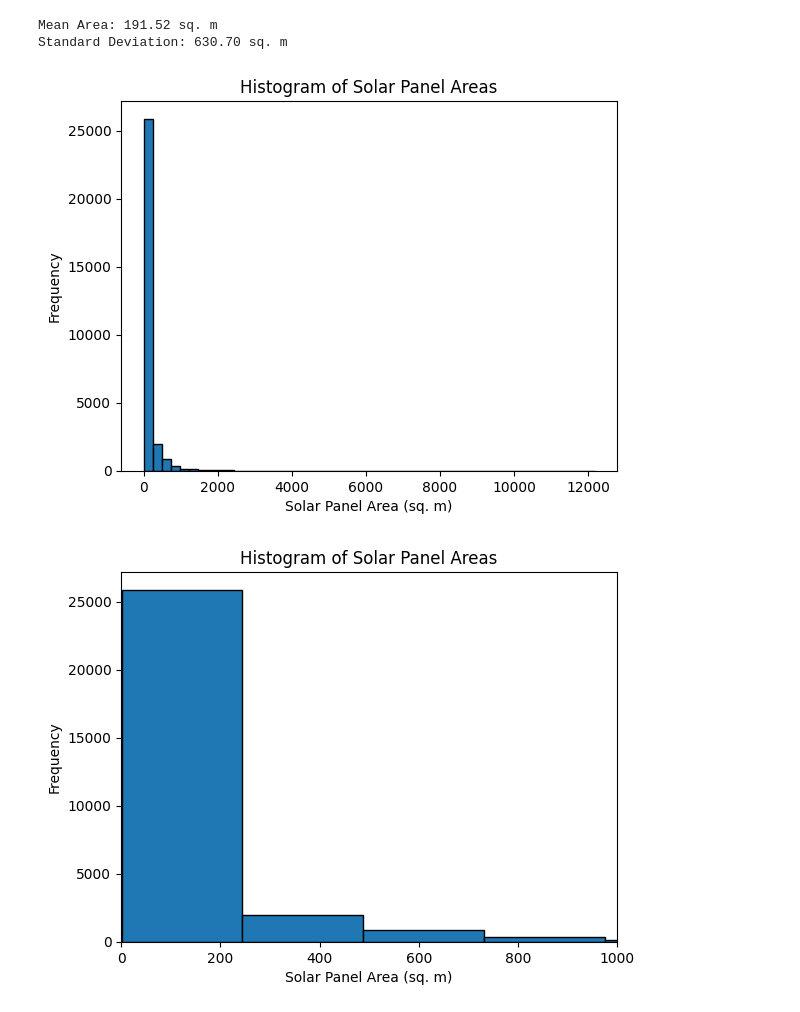
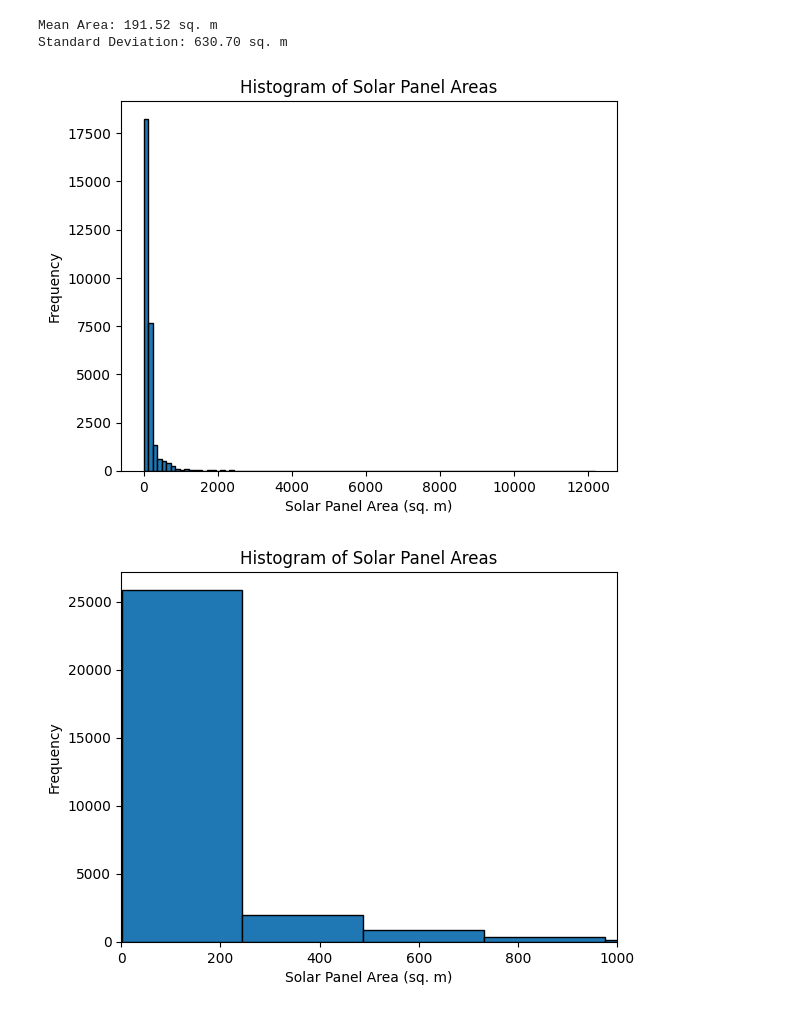
Before and after one commit to enfuego27826/srip-selection-task, a Jupyter notebook: srip_assignment.ipynb, the cells around one changed output. Drawn from its saved outputs; the diff is of its cells as text; code cells hidden in the pictures.

```diff
--- a/srip_assignment.ipynb
+++ b/srip_assignment.ipynb
@@ -120,13 +120,13 @@ print(f"Standard Deviation: {std_area:.2f} sq. m")
 Mean Area: 191.52 sq. m
 Standard Deviation: 630.70 sq. m
 # %%
-plt.hist(areas,bins=50,edgecolor='black')
+plt.hist(areas,bins=100,edgecolor='black')
 plt.xlabel("Solar Panel Area (sq. m)")
 plt.ylabel("Frequency")
 plt.title("Histogram of Solar Panel Areas")
 plt.show()
 # %% [output]
-[figure, old version]
+[figure, new version]
 # %%
 plt.hist(areas,bins=50,edgecolor='black')
 plt.xlim(0,1000)
```
Also changed, not shown: parts of 11 cells of this notebook.
